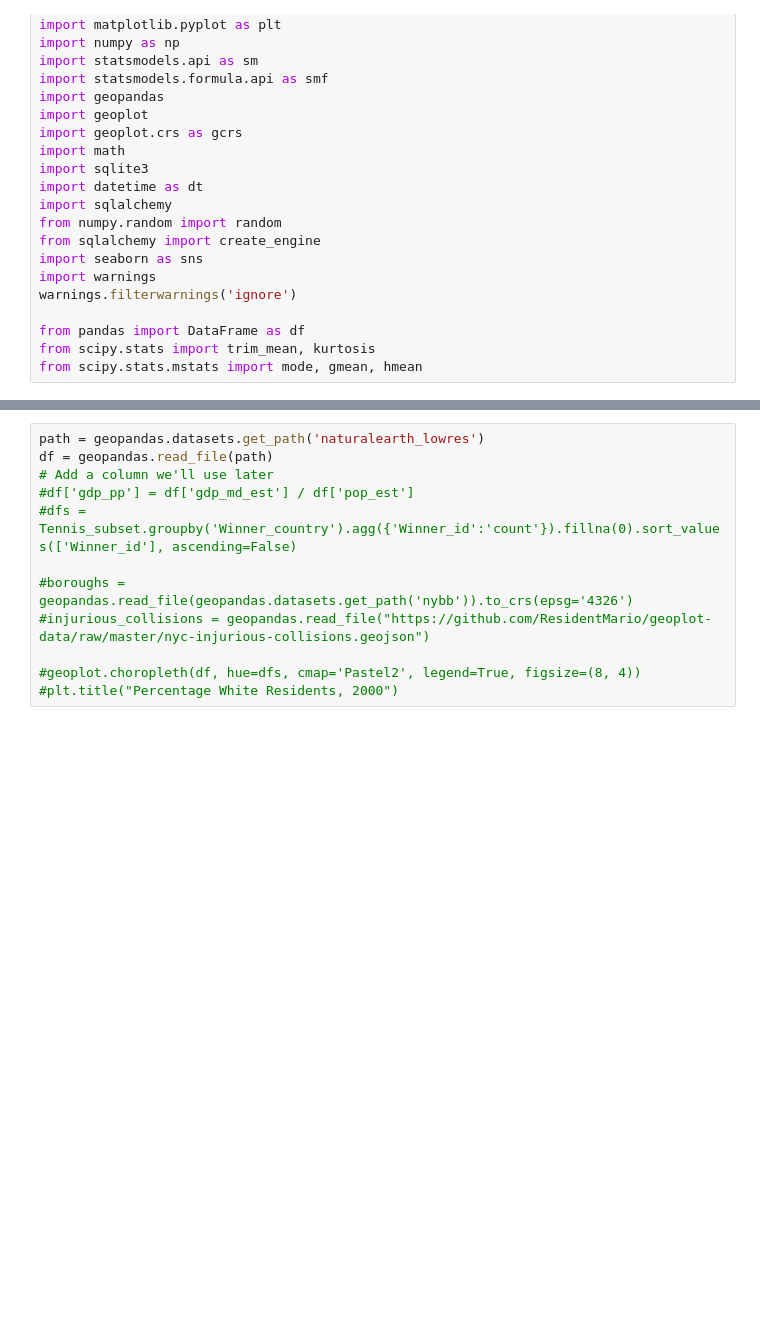
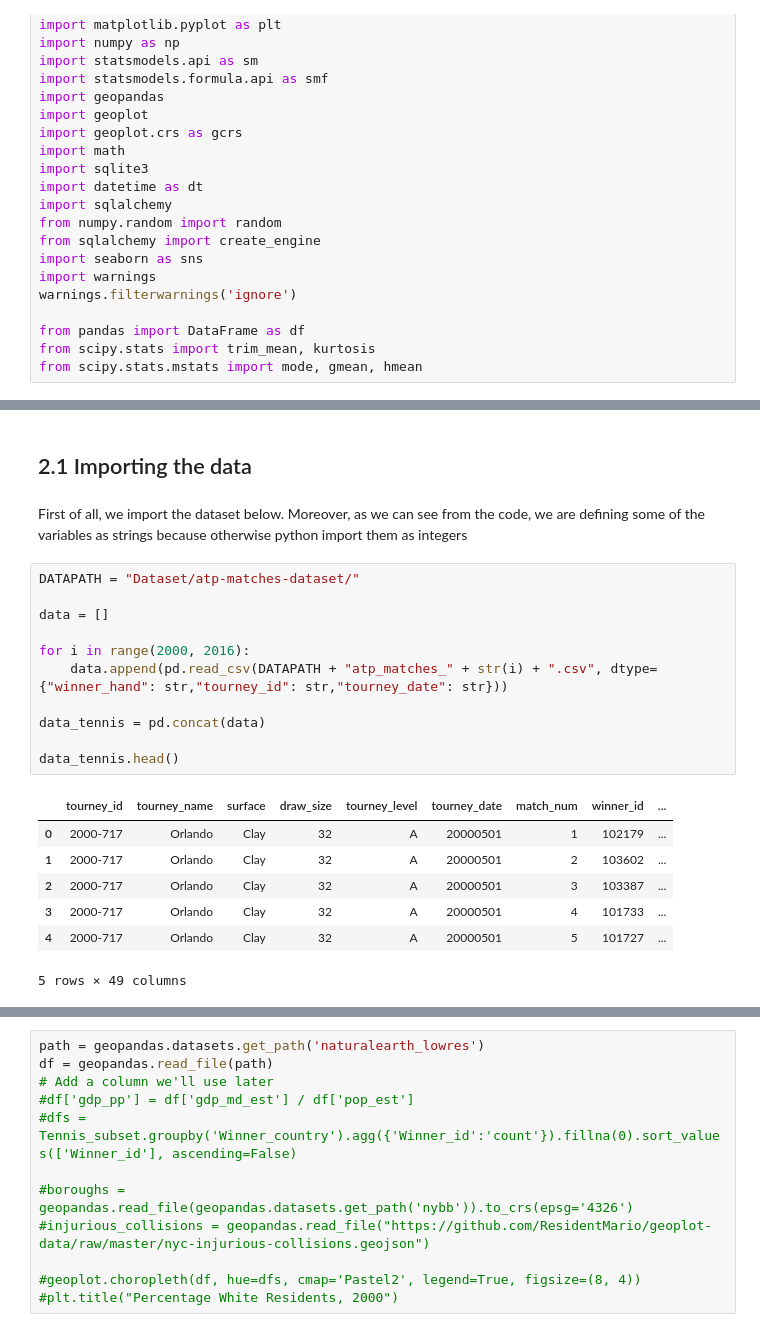
Before and after one commit to NumEconCopenhagen/projects-2019-ccl, a Jupyter notebook: dataproject/dataProject.ipynb, the cells around one changed output, grey strips where cells are left out. Cells and saved outputs as stored; diff of their text form; blank space fills up the shorter version.

```diff
--- a/dataproject/dataProject.ipynb
+++ b/dataproject/dataProject.ipynb
@@ -74,0 +45,23 @@ Tennis_mod.head()
+# %% [markdown]
+## 2.1 Importing the data
+# %% [markdown]
+First of all, we import the dataset below. Moreover, as we can see from the code, we are defining some of the variables as strings because otherwise python import them as integers
+# %%
+DATAPATH = "Dataset/atp-matches-dataset/"
+
+data = []
+
+for i in range(2000, 2016):
+    data.append(pd.read_csv(DATAPATH + "atp_matches_" + str(i) + ".csv", dtype={"winner_hand": str,"tourney_id": str,"tourney_date": str}))
+
+data_tennis = pd.concat(data)
+
+data_tennis.head()
+# %% [output]
+|  | tourney_id | tourney_name | surface | draw_size | tourney_level | tourney_date | match_num | winner_id | ... |
+| 0 | 2000-717 | Orlando | Clay | 32 | A | 20000501 | 1 | 102179 | ... |
+| 1 | 2000-717 | Orlando | Clay | 32 | A | 20000501 | 2 | 103602 | ... |
+| 2 | 2000-717 | Orlando | Clay | 32 | A | 20000501 | 3 | 103387 | ... |
+| 3 | 2000-717 | Orlando | Clay | 32 | A | 20000501 | 4 | 101733 | ... |
+| 4 | 2000-717 | Orlando | Clay | 32 | A | 20000501 | 5 | 101727 | ... |
+5 rows × 49 columns
```
Also changed, not shown: parts of 16 cells of this notebook, 6 other files.
